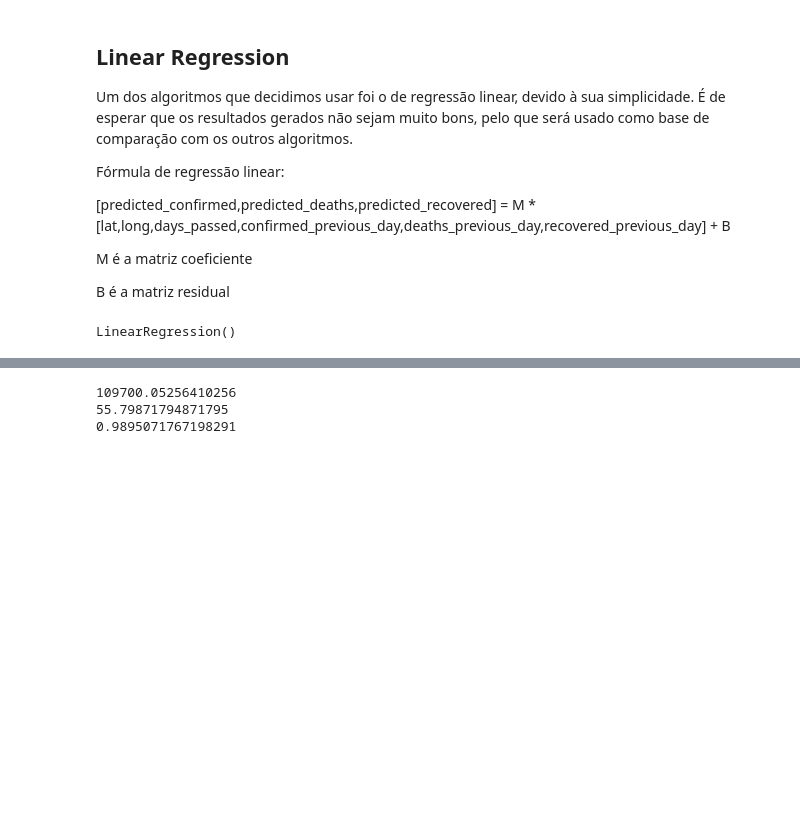
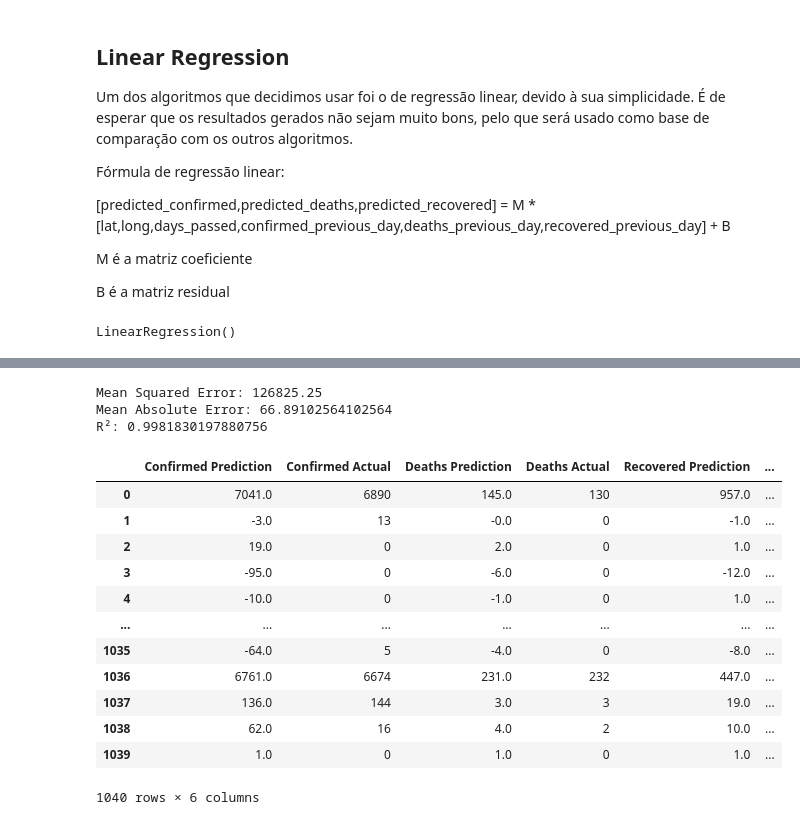
Before and after one commit to JoaoRicardoCardoso/MIEIC_IART_19_PROJ, a Jupyter notebook: PROJ2/Linear-Regression.ipynb, the cells around one changed output, grey strips where cells are left out. Cells and saved outputs as stored; diff of their text form; code cells hidden in the pictures; blank space fills up the shorter version.

Commit message:
Started result analysis

```diff
--- a/PROJ2/Linear-Regression.ipynb
+++ b/PROJ2/Linear-Regression.ipynb
@@ -210,27 +189,47 @@ predictions
-# %%
-print(mse)
-print(mae)
-print(r2)
-# %% [output]
-109700.05256410256
-55.79871794871795
-0.9895071767198291
+# %%
+from sklearn.metrics import *
+
+mse = mean_squared_error(y_test,y_pred)
+mae = mean_absolute_error(y_test,y_pred)
+r2  = r2_score(y_test,y_pred)
+
+print("Mean Squared Error: {}\nMean Absolute Error: {}\nR²: {}".format(mse,mae,r2))
+# %% [output]
+Mean Squared Error: 126825.25
+Mean Absolute Error: 66.89102564102564
+R²: 0.9981830197880756
 # %%
 results = {"data": predictions,"mse" : mse, "mae": mae,"r2":r2}
 total_results = results['data']
 
 for i in range(1,len(results)):
     total_results = total_results.append(results['data'],ignore_index=True)
 del total_results['Days Passed']
 del total_results['Local']
 total_results
 
 conf_pred = total_results['Confirmed Prediction']
 conf_actual = total_results['Confirmed Actual']
 deaths_pred = total_results['Deaths Prediction']
 deaths_actual = total_results['Deaths Actual']
 recovered_pred = total_results['Recovered Prediction']
 recovered_actual = total_results['Recovered Actual']
+
+total_results
+# %% [output]
+|  | Confirmed Prediction | Confirmed Actual | Deaths Prediction | Deaths Actual | Recovered Prediction | ... |
+| 0 | 7041.0 | 6890 | 145.0 | 130 | 957.0 | ... |
+| 1 | -3.0 | 13 | -0.0 | 0 | -1.0 | ... |
+| 2 | 19.0 | 0 | 2.0 | 0 | 1.0 | ... |
+| 3 | -95.0 | 0 | -6.0 | 0 | -12.0 | ... |
+| 4 | -10.0 | 0 | -1.0 | 0 | 1.0 | ... |
+| ... | ... | ... | ... | ... | ... | ... |
+| 1035 | -64.0 | 5 | -4.0 | 0 | -8.0 | ... |
+| 1036 | 6761.0 | 6674 | 231.0 | 232 | 447.0 | ... |
+| 1037 | 136.0 | 144 | 3.0 | 3 | 19.0 | ... |
+| 1038 | 62.0 | 16 | 4.0 | 2 | 10.0 | ... |
+| 1039 | 1.0 | 0 | 1.0 | 0 | 1.0 | ... |
+1040 rows × 6 columns
 # %%
 import seaborn as sb
 import matplotlib.pyplot as plt
```
Also changed, not shown: parts of 6 cells of this notebook, 1 other file.
